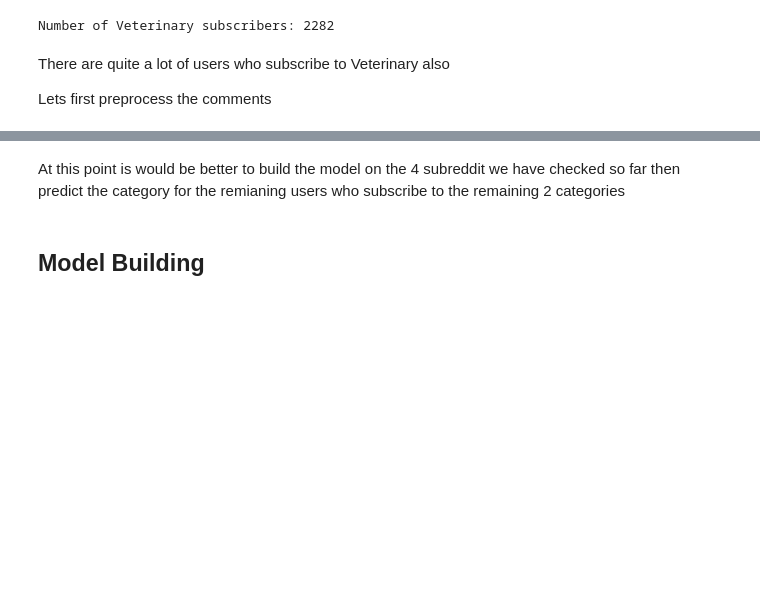
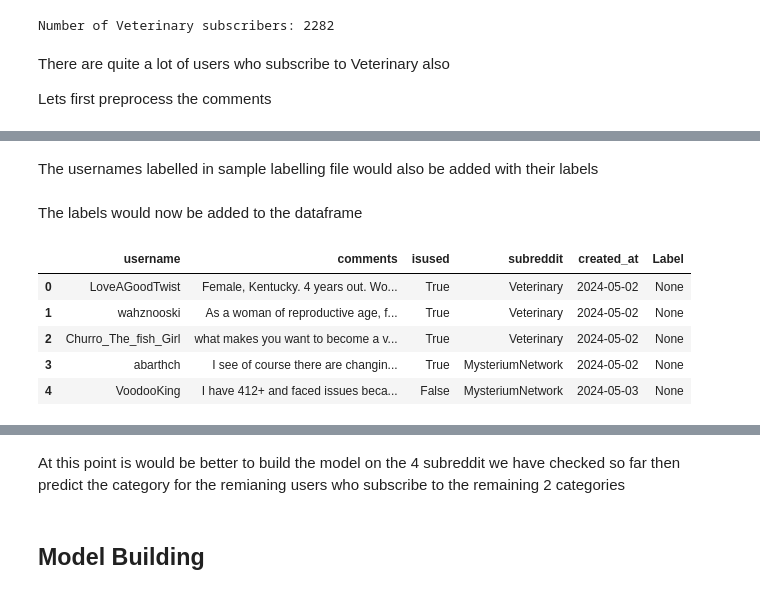
Before and after one commit to usmanadaudu/Doctor-Vet-Classification, a Jupyter notebook: Doctor-vet-classification-model-bulding.ipynb, the cells around one changed output, grey strips where cells are left out. Drawn from its saved outputs; the diff is of its cells as text; code cells hidden in the pictures; blank space fills up the shorter version.

```diff
--- a/Doctor-vet-classification-model-bulding.ipynb
+++ b/Doctor-vet-classification-model-bulding.ipynb
@@ -943,0 +1100,2 @@ print(doctors)
+# %% [markdown]
+The usernames labelled in sample labelling file would also be added with their labels
@@ -943,0 +1106,13 @@ print(doctors)
+# %% [markdown]
+The labels would now be added to the dataframe
+# %%
+reddit_user_df["Label"] = None
+# %%
+reddit_user_df.head()
+# %% [output]
+|  | username | comments | isused | subreddit | created_at | Label |
+| 0 | LoveAGoodTwist | Female, Kentucky. 4 years out. Wo... | True | Veterinary | 2024-05-02 | None |
+| 1 | wahznooski | As a woman of reproductive age, f... | True | Veterinary | 2024-05-02 | None |
+| 2 | Churro_The_fish_Girl | what makes you want to become a v... | True | Veterinary | 2024-05-02 | None |
+| 3 | abarthch | I see of course there are changin... | True | MysteriumNetwork | 2024-05-02 | None |
+| 4 | VoodooKing | I have 412+ and faced issues beca... | False | MysteriumNetwork | 2024-05-03 | None |
```
Also changed, not shown: parts of 137 cells of this notebook.
